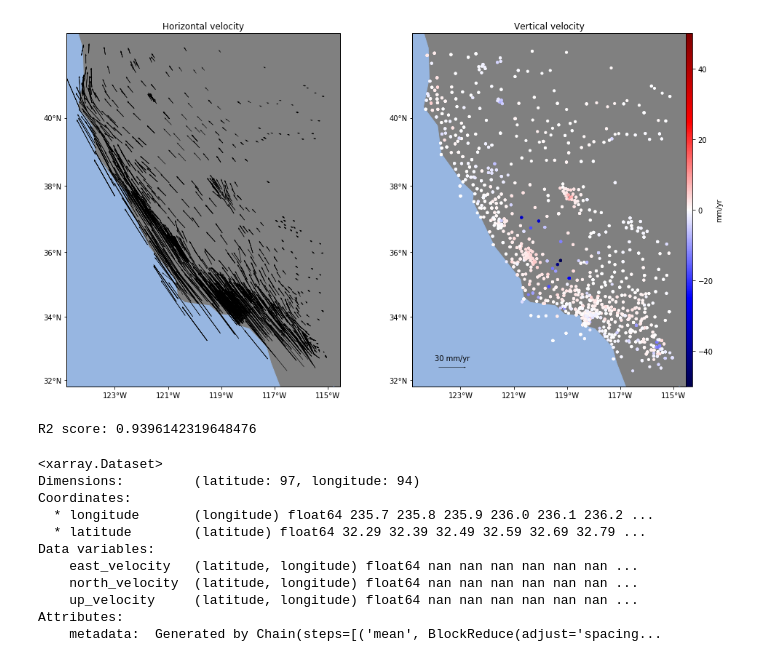
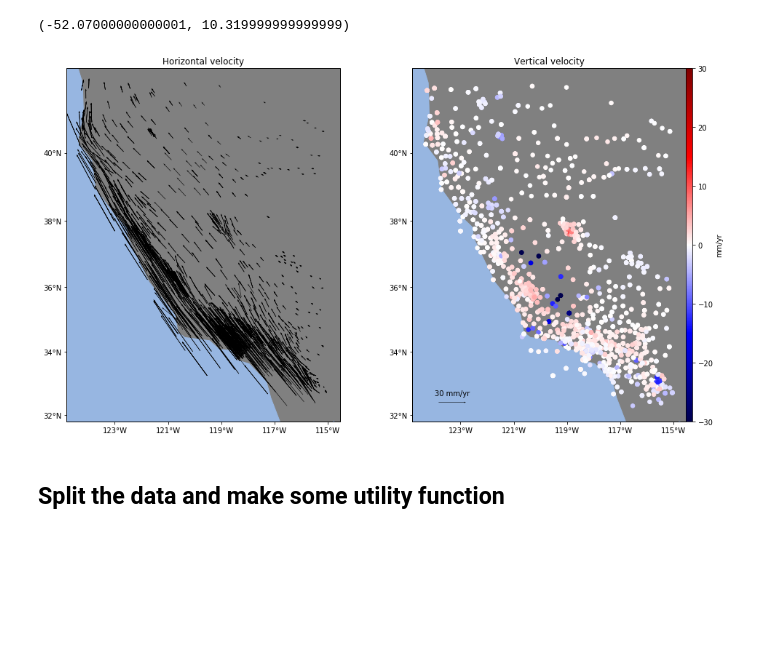
Before and after one commit to leouieda/aogs2018-gps, a Jupyter notebook: code/notebooks/california-data.ipynb, the cells around one changed output. Cells and saved outputs as stored; diff of their text form; code cells hidden in the pictures; blank space fills up the shorter version.

```diff
--- a/code/notebooks/california-data.ipynb
+++ b/code/notebooks/california-data.ipynb
@@ -17,8 +19,14 @@ region = vd.get_region((data.longitude, data.latitude))
 for comp in ['east_velocity', 'north_velocity', 'up_velocity']:
     data[comp] = 1e3*data[comp]
 proj = pyproj.Proj(proj='merc', lat_ts=data.latitude.mean())
+# %%
+data.up_velocity.min(), data.up_velocity.max()
+# %% [output]
+(-52.07000000000001, 10.319999999999999)
 # %%
-fig, ax = plot_data(data, maxabs=50, pad=0.5)
+fig, ax = plot_data(data, maxabs=30, pad=0.5, s=30)
 # %% [output]
-[figure, old version]
+[figure, new version]
+# %% [markdown]
+## Split the data and make some utility function
 # %%
@@ -30,31 +35,0 @@ spacing = 0.1
-# %%
-chain = vd.Chain([
-    ('mean', vd.BlockReduce(np.mean, spacing=spacing*100e3)),
-    ('trend', vd.VectorTrend(1)),
-    ('spline', Vector3D(depth=10000, poisson=0.5, damping=1e1))
-])
-chain.fit(*train)
-score = chain.score(*test)
-print("R2 score:", score)
-# %% [output]
-R2 score: 0.9396142319648476
-# %%
-grid = chain.grid(region=region, spacing=spacing, projection=proj,
-                  dims=['latitude', 'longitude'],
-                  data_names=['east_velocity', 'north_velocity', 'up_velocity'])
-mask = vd.distance_mask((data.longitude, data.latitude), maxdist=0.5,
-                        region=region, spacing=spacing)
-grid = grid.where(mask)
-grid
-# %% [output]
-<xarray.Dataset>
-Dimensions:         (latitude: 97, longitude: 94)
-Coordinates:
-  * longitude       (longitude) float64 235.7 235.8 235.9 236.0 236.1 236.2 ...
-  * latitude        (latitude) float64 32.29 32.39 32.49 32.59 32.69 32.79 ...
-Data variables:
-    east_velocity   (latitude, longitude) float64 nan nan nan nan nan nan ...
-    north_velocity  (latitude, longitude) float64 nan nan nan nan nan nan ...
-    up_velocity     (latitude, longitude) float64 nan nan nan nan nan nan ...
-Attributes:
-    metadata:  Generated by Chain(steps=[('mean', BlockReduce(adjust='spacing...
```
Also changed, not shown: parts of 23 cells of this notebook.
